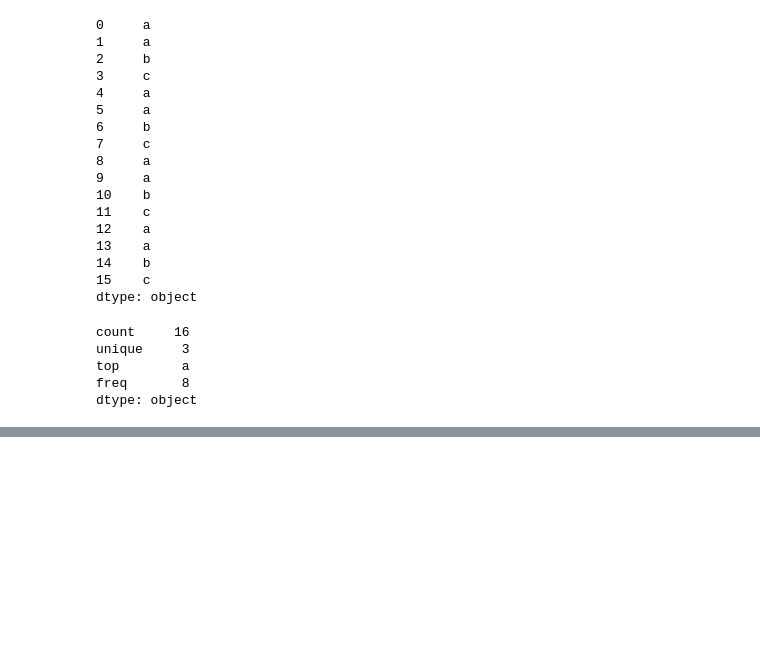
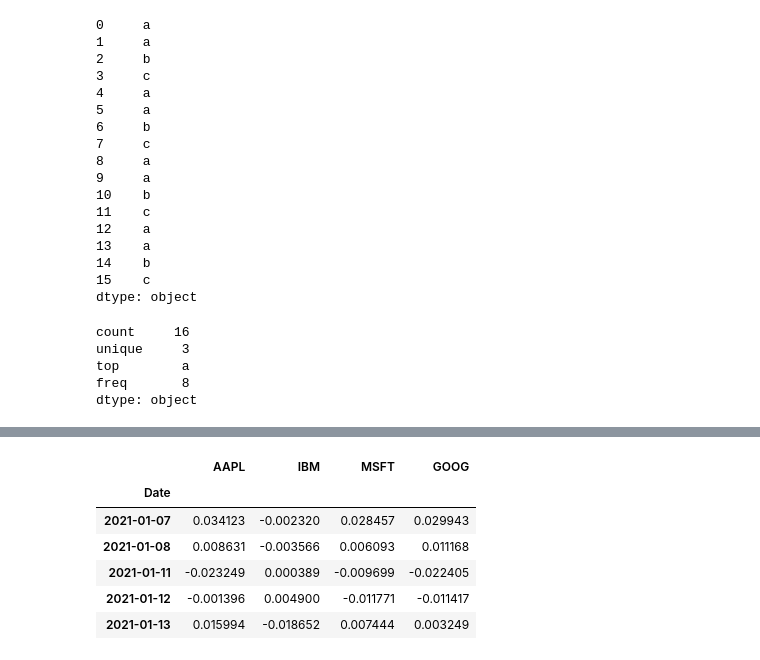
Before and after one commit to cristinacampos92/Pandas, a Jupyter notebook: Basic_Pandas.ipynb, the cells around one changed output, grey strips where cells are left out. Cells and saved outputs as stored; diff of their text form; code cells hidden in the pictures; blank space fills up the shorter version.

```diff
--- a/Basic_Pandas.ipynb
+++ b/Basic_Pandas.ipynb
@@ -1464,0 +1489,18 @@ dtype: object
+# %%
+all_data = {ticket:web.get_data_yahoo(ticket) for ticket in ['AAPL','IBM','MSFT','GOOG']}
+
+price = pd.DataFrame({ticket: data['Adj Close'] for ticket, data in all_data.items()})
+
+volume = pd.DataFrame({ticket: data['Volume'] for ticket, data in all_data.items()})
+# %%
+returns = price.pct_change()
+# %%
+returns.tail()
+# %% [output]
+|  | AAPL | IBM | MSFT | GOOG |
+| Date |  |  |  |  |
+| 2021-01-07 | 0.034123 | -0.002320 | 0.028457 | 0.029943 |
+| 2021-01-08 | 0.008631 | -0.003566 | 0.006093 | 0.011168 |
+| 2021-01-11 | -0.023249 | 0.000389 | -0.009699 | -0.022405 |
+| 2021-01-12 | -0.001396 | 0.004900 | -0.011771 | -0.011417 |
+| 2021-01-13 | 0.015994 | -0.018652 | 0.007444 | 0.003249 |
```
Also changed, not shown: parts of 31 cells of this notebook, 5 other files.
